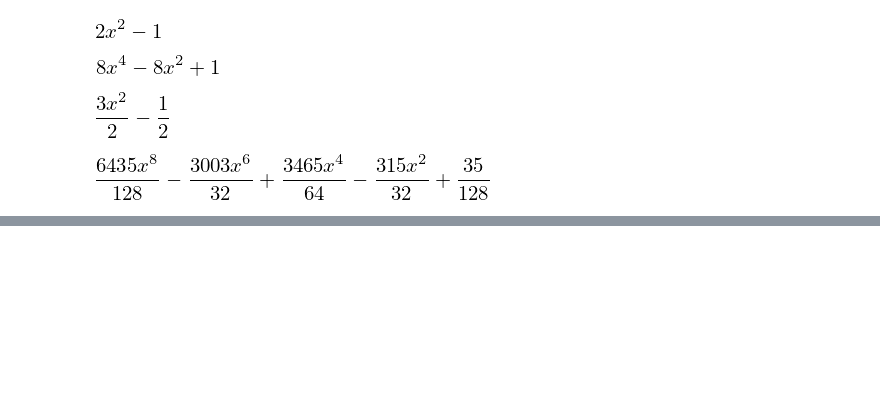
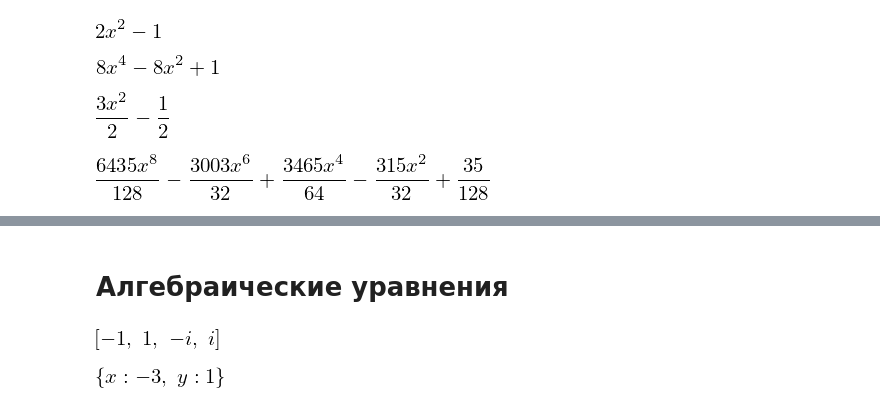
Before and after one commit to KazAndr/balavstvo_checking, a Jupyter notebook: test_modules/sympy/sympy_test.ipynb, the cells around one changed output, grey strips where cells are left out. Drawn from its saved outputs; the diff is of its cells as text; code cells hidden in the pictures; blank space fills up the shorter version.

```diff
--- a/test_modules/sympy/sympy_test.ipynb
+++ b/test_modules/sympy/sympy_test.ipynb
@@ -457,0 +483,12 @@ legendre(8, x)
+# %% [markdown]
+# Алгебраические уравнения
+# %%
+from sympy import solve, symbols
+x, y = symbols('x,y')
+solve(x**4 - 1, x)
+# %% [output]
+[figure, added]
+# %%
+solve([x + 5*y - 2, -3*x + 6*y - 15], [x, y])
+# %% [output]
+[figure, added]
```
Also changed, not shown: parts of 7 cells of this notebook.
